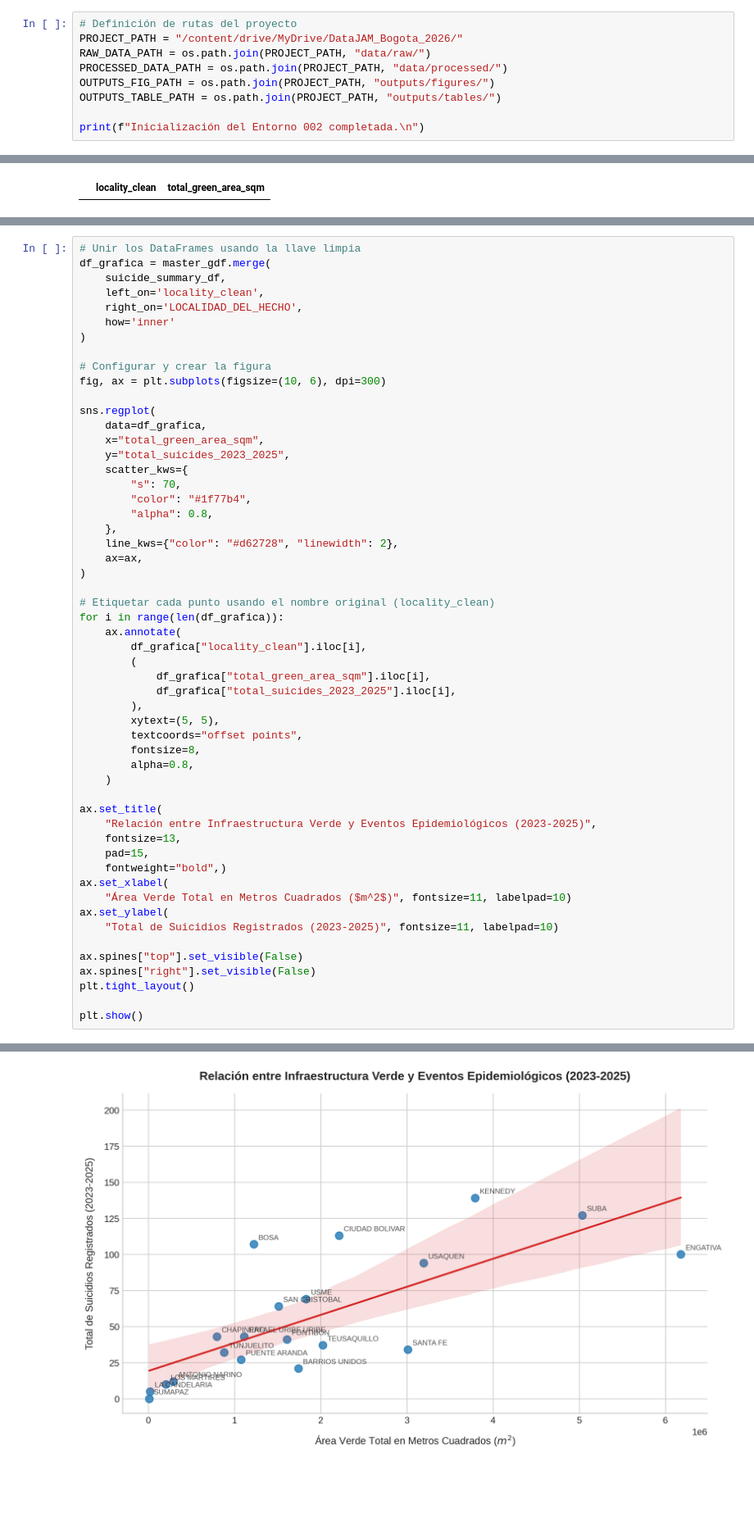
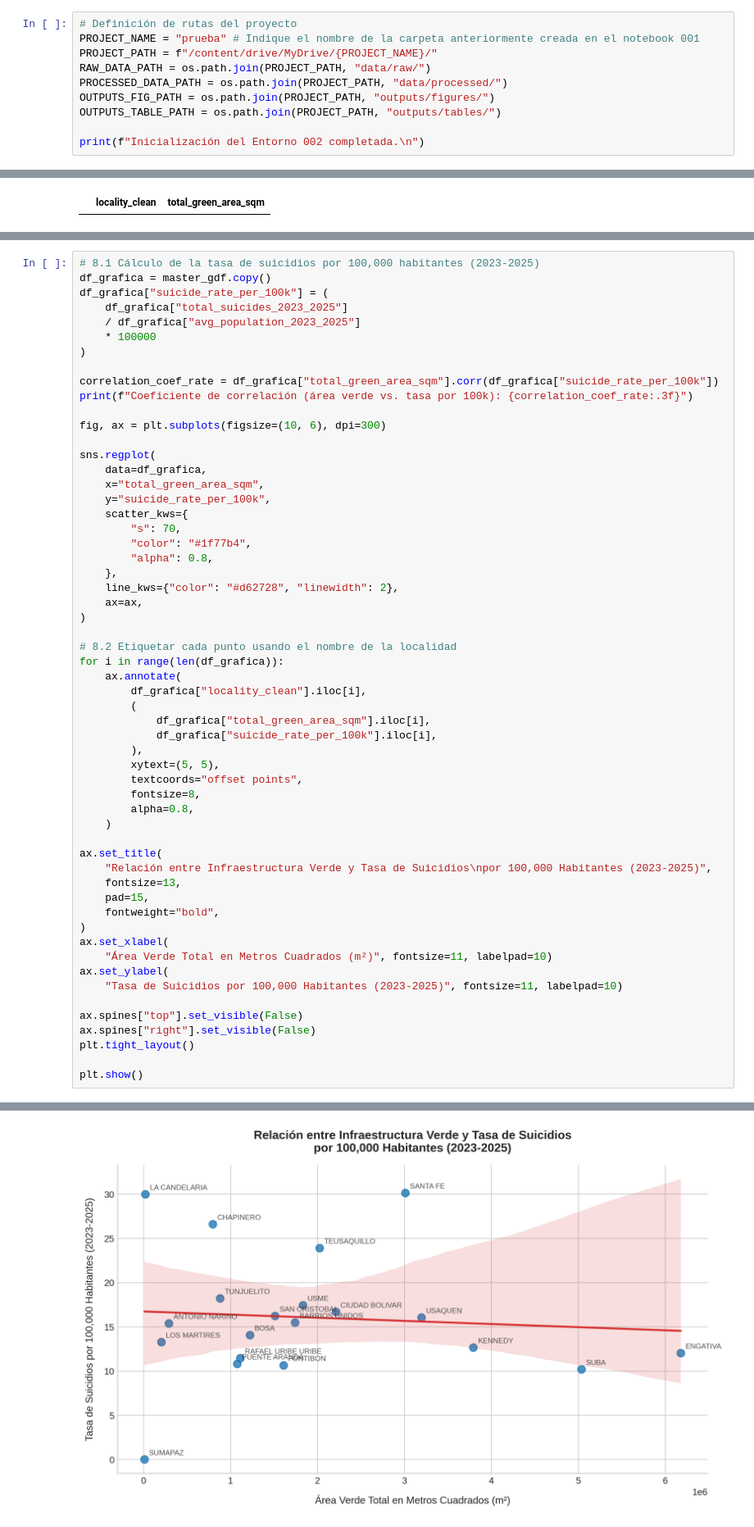
Before and after one commit to ILuuI/datajam-2026-mental-health-bogota, a Jupyter notebook: notebooks/002_post_processing_and_analysis.ipynb, the cells around one changed output, grey strips where cells are left out. Shown at 82% size. Cells and saved outputs as stored; diff of their text form; blank space fills up the shorter version.

Commit message:
Corrección de notebooks

```diff
--- a/notebooks/002_post_processing_and_analysis.ipynb
+++ b/notebooks/002_post_processing_and_analysis.ipynb
@@ -19,6 +43,7 @@ Mounted at /content/drive
 # %%
 # Definición de rutas del proyecto
-PROJECT_PATH = "/content/drive/MyDrive/DataJAM_Bogota_2026/"
+PROJECT_NAME = "prueba" # Indique el nombre de la carpeta anteriormente creada en el notebook 001
+PROJECT_PATH = f"/content/drive/MyDrive/{PROJECT_NAME}/"
 RAW_DATA_PATH = os.path.join(PROJECT_PATH, "data/raw/")
 PROCESSED_DATA_PATH = os.path.join(PROJECT_PATH, "data/processed/")
 OUTPUTS_FIG_PATH = os.path.join(PROJECT_PATH, "outputs/figures/")
@@ -422,19 +467,21 @@ plt.show()
 # %%
-# Unir los DataFrames usando la llave limpia
-df_grafica = master_gdf.merge(
-    suicide_summary_df,
-    left_on='locality_clean',
-    right_on='LOCALIDAD_DEL_HECHO',
-    how='inner'
+# 8.1 Cálculo de la tasa de suicidios por 100,000 habitantes (2023-2025)
+df_grafica = master_gdf.copy()
+df_grafica["suicide_rate_per_100k"] = (
+    df_grafica["total_suicides_2023_2025"]
+    / df_grafica["avg_population_2023_2025"]
+    * 100000
 )
 
-# Configurar y crear la figura
+correlation_coef_rate = df_grafica["total_green_area_sqm"].corr(df_grafica["suicide_rate_per_100k"])
+print(f"Coeficiente de correlación (área verde vs. tasa por 100k): {correlation_coef_rate:.3f}")
+
 fig, ax = plt.subplots(figsize=(10, 6), dpi=300)
 
 sns.regplot(
     data=df_grafica,
     x="total_green_area_sqm",
-    y="total_suicides_2023_2025",
+    y="suicide_rate_per_100k",
     scatter_kws={
         "s": 70,
         "color": "#1f77b4",
@@ -444,13 +491,13 @@ sns.regplot(
     ax=ax,
 )
 
-# Etiquetar cada punto usando el nombre original (locality_clean)
+# 8.2 Etiquetar cada punto usando el nombre de la localidad
 for i in range(len(df_grafica)):
     ax.annotate(
         df_grafica["locality_clean"].iloc[i],
         (
             df_grafica["total_green_area_sqm"].iloc[i],
-            df_grafica["total_suicides_2023_2025"].iloc[i],
+            df_grafica["suicide_rate_per_100k"].iloc[i],
         ),
         xytext=(5, 5),
         textcoords="offset points",
@@ -459,14 +506,15 @@ for i in range(len(df_grafica)):
     )
 
 ax.set_title(
-    "Relación entre Infraestructura Verde y Eventos Epidemiológicos (2023-2025)",
+    "Relación entre Infraestructura Verde y Tasa de Suicidios\npor 100,000 Habitantes (2023-2025)",
     fontsize=13,
     pad=15,
-    fontweight="bold",)
+    fontweight="bold",
+)
 ax.set_xlabel(
-    "Área Verde Total en Metros Cuadrados ($m^2$)", fontsize=11, labelpad=10)
+    "Área Verde Total en Metros Cuadrados (m²)", fontsize=11, labelpad=10)
 ax.set_ylabel(
-    "Total de Suicidios Registrados (2023-2025)", fontsize=11, labelpad=10)
+    "Tasa de Suicidios por 100,000 Habitantes (2023-2025)", fontsize=11, labelpad=10)
 
 ax.spines["top"].set_visible(False)
 ax.spines["right"].set_visible(False)
@@ -477 +526 @@ plt.show()
-[figure, old version]
+[figure, new version]
```
Also changed, not shown: parts of 32 cells of this notebook, 1 other file.
